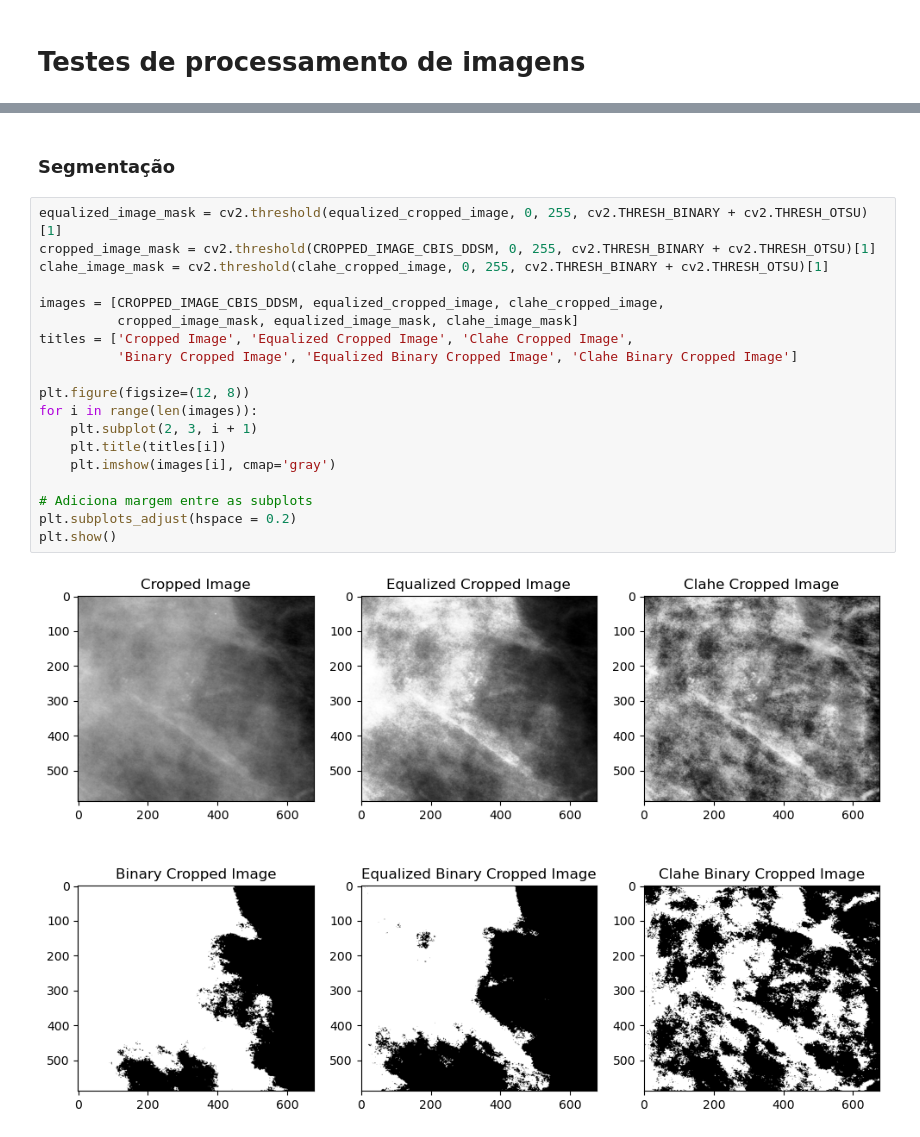
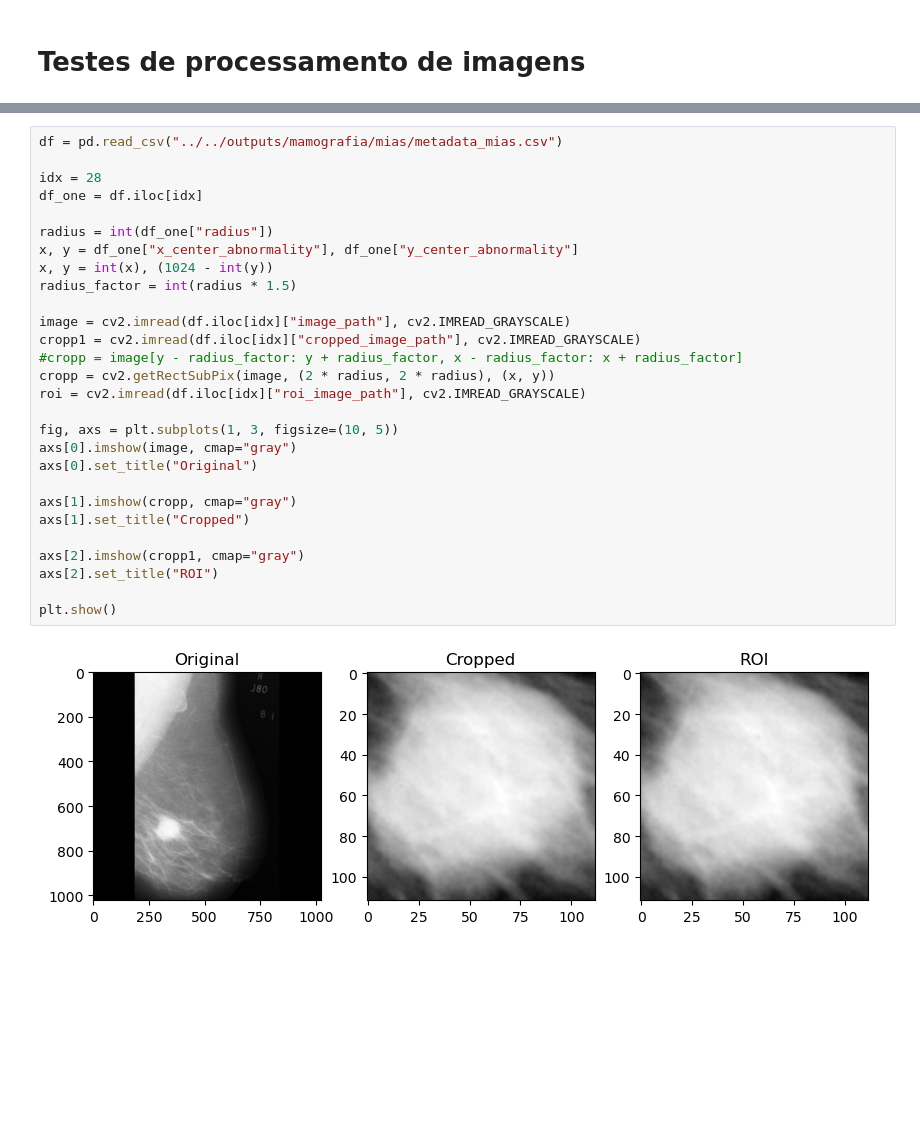
Before and after one commit to matheusssilva991/Radiomica, a Jupyter notebook: src/mamografia/testes_processamento_imagem.ipynb, the cells around one changed output, grey strips where cells are left out. Cells and saved outputs as stored; diff of their text form; blank space fills up the shorter version.

```diff
--- a/src/mamografia/testes_processamento_imagem.ipynb
+++ b/src/mamografia/testes_processamento_imagem.ipynb
@@ -349,23 +14,30 @@ plt.show()
-# %% [markdown]
-### Segmentação
-# %%
-equalized_image_mask = cv2.threshold(equalized_cropped_image, 0, 255, cv2.THRESH_BINARY + cv2.THRESH_OTSU)[1]
-cropped_image_mask = cv2.threshold(CROPPED_IMAGE_CBIS_DDSM, 0, 255, cv2.THRESH_BINARY + cv2.THRESH_OTSU)[1]
-clahe_image_mask = cv2.threshold(clahe_cropped_image, 0, 255, cv2.THRESH_BINARY + cv2.THRESH_OTSU)[1]
-
-images = [CROPPED_IMAGE_CBIS_DDSM, equalized_cropped_image, clahe_cropped_image,
-          cropped_image_mask, equalized_image_mask, clahe_image_mask]
-titles = ['Cropped Image', 'Equalized Cropped Image', 'Clahe Cropped Image',
-          'Binary Cropped Image', 'Equalized Binary Cropped Image', 'Clahe Binary Cropped Image']
-
-plt.figure(figsize=(12, 8))
-for i in range(len(images)):
-    plt.subplot(2, 3, i + 1)
-    plt.title(titles[i])
-    plt.imshow(images[i], cmap='gray')
-
-# Adiciona margem entre as subplots
-plt.subplots_adjust(hspace = 0.2)
-plt.show()
-# %% [output]
-[figure, removed]
+# %%
+df = pd.read_csv("../../outputs/mamografia/mias/metadata_mias.csv")
+
+idx = 28
+df_one = df.iloc[idx]
+
+radius = int(df_one["radius"])
+x, y = df_one["x_center_abnormality"], df_one["y_center_abnormality"]
+x, y = int(x), (1024 - int(y))
+radius_factor = int(radius * 1.5)
+
+image = cv2.imread(df.iloc[idx]["image_path"], cv2.IMREAD_GRAYSCALE)
+cropp1 = cv2.imread(df.iloc[idx]["cropped_image_path"], cv2.IMREAD_GRAYSCALE)
+#cropp = image[y - radius_factor: y + radius_factor, x - radius_factor: x + radius_factor]
+cropp = cv2.getRectSubPix(image, (2 * radius, 2 * radius), (x, y))
+roi = cv2.imread(df.iloc[idx]["roi_image_path"], cv2.IMREAD_GRAYSCALE)
+
+fig, axs = plt.subplots(1, 3, figsize=(10, 5))
+axs[0].imshow(image, cmap="gray")
+axs[0].set_title("Original")
+
+axs[1].imshow(cropp, cmap="gray")
+axs[1].set_title("Cropped")
+
+axs[2].imshow(cropp1, cmap="gray")
+axs[2].set_title("ROI")
+
+plt.show()
+# %% [output]
+[figure, added]
```
Also changed, not shown: parts of 38 cells of this notebook, 14 other files.
